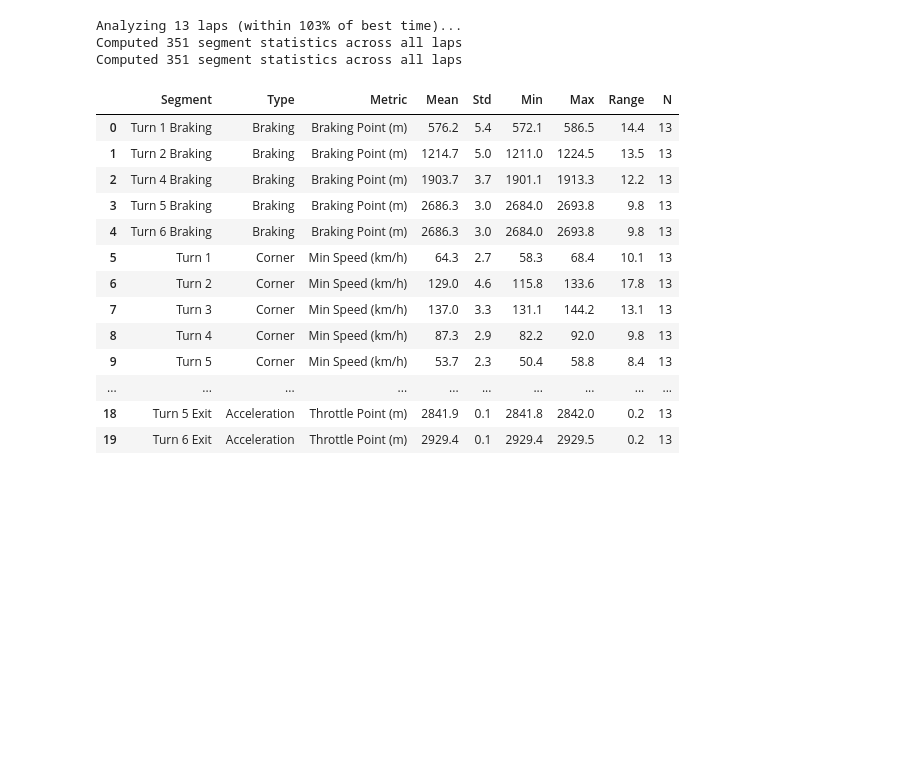
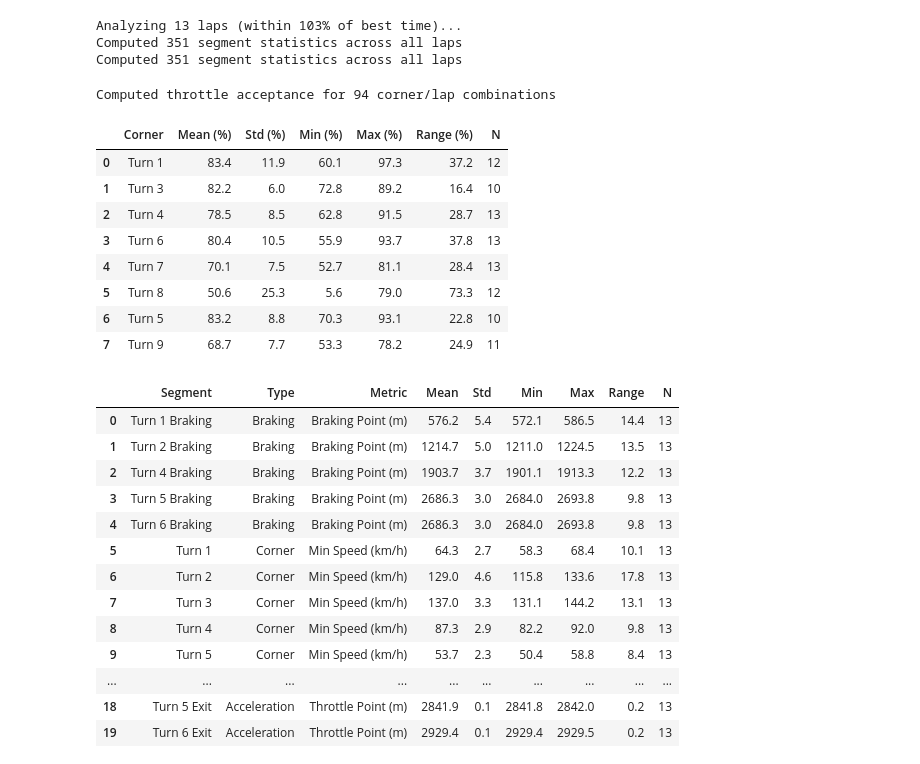
Before and after one commit to m3rlin45/motorsports_data_notebook, a Jupyter notebook: workspace_template/consistency_analysis.ipynb, the cells around one changed output. Cells and saved outputs as stored; diff of their text form; code cells hidden in the pictures; blank space fills up the shorter version.

Commit message:
added throttle acceptance

```diff
--- a/workspace_template/consistency_analysis.ipynb
+++ b/workspace_template/consistency_analysis.ipynb
@@ -373,3 +376,39 @@ if len(accel_stats) > 0:
     show_fig(fig)
 else:
     print("No throttle data available")
+# %%
+# Compute throttle acceptance for each corner across all laps
+# Throttle acceptance = lateral G at sustained full throttle / peak lateral G of corner
+
+from motorsports_data_notebook import find_throttle_acceptance
+
+# Smoothing window for lateral G calculations and visualization
+LATERAL_G_SMOOTHING_WINDOW = 25
+
+throttle_acceptance_stats = []
+
+for idx, lap in top_laps.iterrows():
+    lap_data = channels.query(
+        f'timecodes >= {lap["start_time"]} and timecodes <= {lap["end_time"]}'
+    ).copy()
+
+    if len(lap_data) < 10:
+        continue
+
+    for corner in corners:
+        result = find_throttle_acceptance(lap_data, corner, smoothing_window=LATERAL_G_SMOOTHING_WINDOW)
+        if result is not None:
+            throttle_acceptance_stats.append({
+                "corner_name": corner.name,
+                "corner_id": corner.id,
+                "lap_num": lap["num"],
+                "throttle_acceptance_pct": result["throttle_acceptance_pct"],
+                "lateral_g_at_throttle": result["lateral_g_at_throttle"],
+                "peak_lateral_g": result["peak_lateral_g"],
+                "full_throttle_dist": result["full_throttle_dist"],
+            })
+
+throttle_acceptance_df = pd.DataFrame(throttle_acceptance_stats)
+print(f"Computed throttle acceptance for {len(throttle_acceptance_df)} corner/lap combinations")
+# %% [output]
+Computed throttle acceptance for 94 corner/lap combinations
@@ -375,0 +437,36 @@ else:
+# %%
+# Throttle acceptance summary statistics table
+if len(throttle_acceptance_df) > 0:
+    throttle_summary = []
+    for corner_name in throttle_acceptance_df["corner_name"].unique():
+        corner_data = throttle_acceptance_df[throttle_acceptance_df["corner_name"] == corner_name]
+        throttle_summary.append({
+            "Corner": corner_name,
+            "Mean (%)": corner_data["throttle_acceptance_pct"].mean(),
+            "Std (%)": corner_data["throttle_acceptance_pct"].std(),
+            "Min (%)": corner_data["throttle_acceptance_pct"].min(),
+            "Max (%)": corner_data["throttle_acceptance_pct"].max(),
+            "Range (%)": corner_data["throttle_acceptance_pct"].max() - corner_data["throttle_acceptance_pct"].min(),
+            "N": len(corner_data),
+        })
+
+    throttle_summary_df = pd.DataFrame(throttle_summary)
+    display(throttle_summary_df.style.format({
+        "Mean (%)": "{:.1f}",
+        "Std (%)": "{:.1f}",
+        "Min (%)": "{:.1f}",
+        "Max (%)": "{:.1f}",
+        "Range (%)": "{:.1f}",
+    }))
+else:
+    print("No throttle acceptance data available")
+# %% [output]
+|  | Corner | Mean (%) | Std (%) | Min (%) | Max (%) | Range (%) | N |
+| 0 | Turn 1 | 83.4 | 11.9 | 60.1 | 97.3 | 37.2 | 12 |
+| 1 | Turn 3 | 82.2 | 6.0 | 72.8 | 89.2 | 16.4 | 10 |
+| 2 | Turn 4 | 78.5 | 8.5 | 62.8 | 91.5 | 28.7 | 13 |
+| 3 | Turn 6 | 80.4 | 10.5 | 55.9 | 93.7 | 37.8 | 13 |
+| 4 | Turn 7 | 70.1 | 7.5 | 52.7 | 81.1 | 28.4 | 13 |
+| 5 | Turn 8 | 50.6 | 25.3 | 5.6 | 79.0 | 73.3 | 12 |
+| 6 | Turn 5 | 83.2 | 8.8 | 70.3 | 93.1 | 22.8 | 10 |
+| 7 | Turn 9 | 68.7 | 7.7 | 53.3 | 78.2 | 24.9 | 11 |
```
Also changed, not shown: parts of 3 cells of this notebook, 2 other files.
